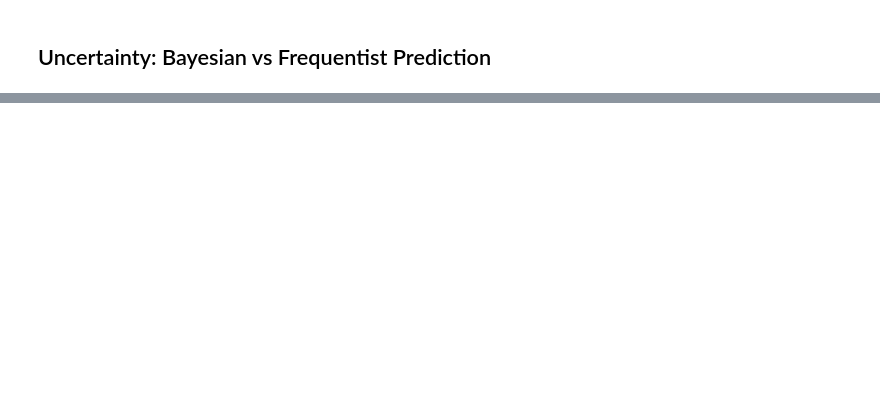
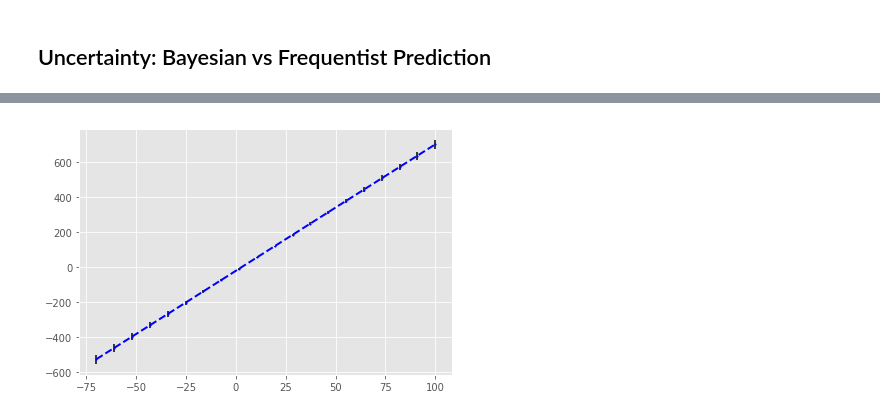
Before and after one commit to minggli/python-pp, a Jupyter notebook: bayesian_linear_regression.ipynb, the cells around one changed output, grey strips where cells are left out. Drawn from its saved outputs; the diff is of its cells as text; code cells hidden in the pictures; blank space fills up the shorter version.

```diff
--- a/bayesian_linear_regression.ipynb
+++ b/bayesian_linear_regression.ipynb
@@ -179,0 +185,10 @@ No handles with labels found to put in legend.
+# %%
+fig = plt.figure()
+ax = fig.subplots()
+ax.plot(X_test, mu_yhat, 'bs', ms=1)
+ax.vlines(X_test.ravel(), mu_yhat.ravel()-1.96*std_yhat, mu_yhat.ravel()+1.96*std_yhat)
+ax.plot(X_test, mu_yhat, 'b--', lw=2)
+ax.grid(True)
+fig.tight_layout()
+# %% [output]
+[figure, added]
```
Also changed, not shown: parts of 15 cells of this notebook.
